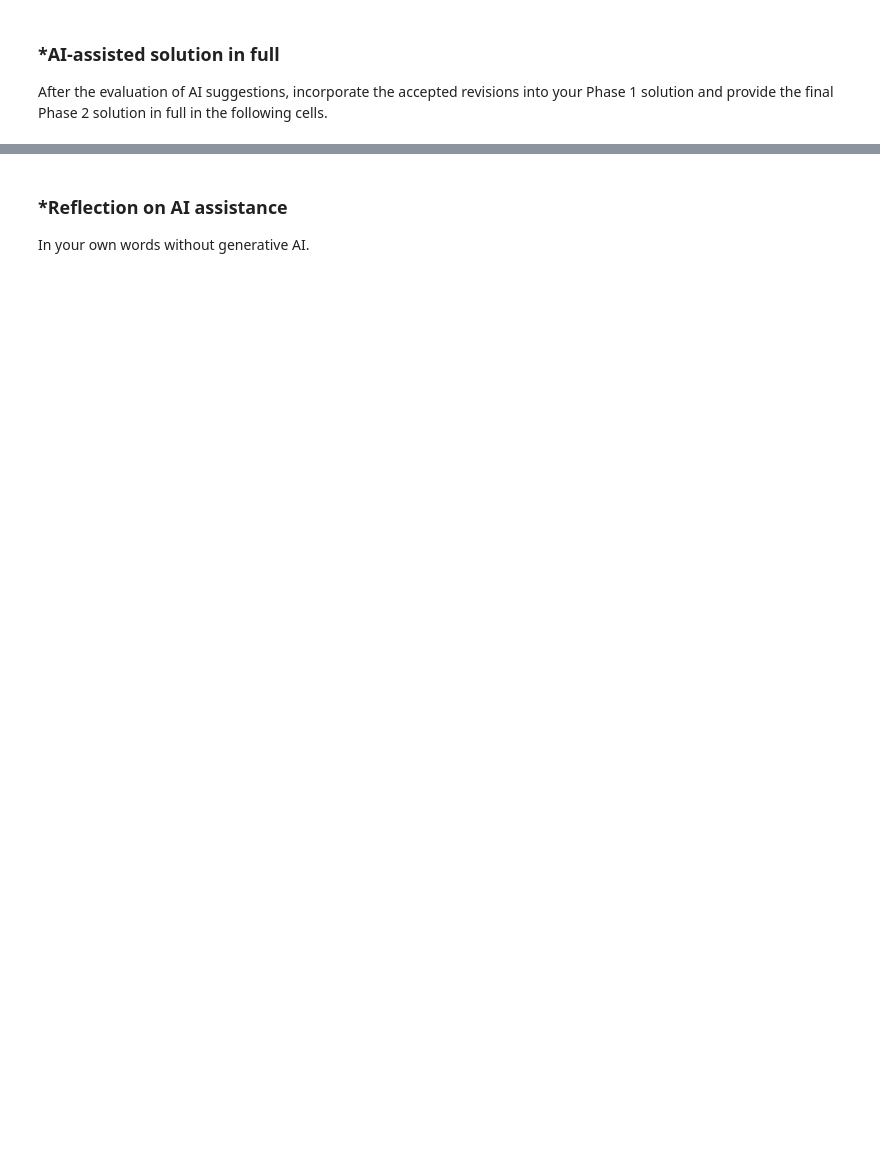
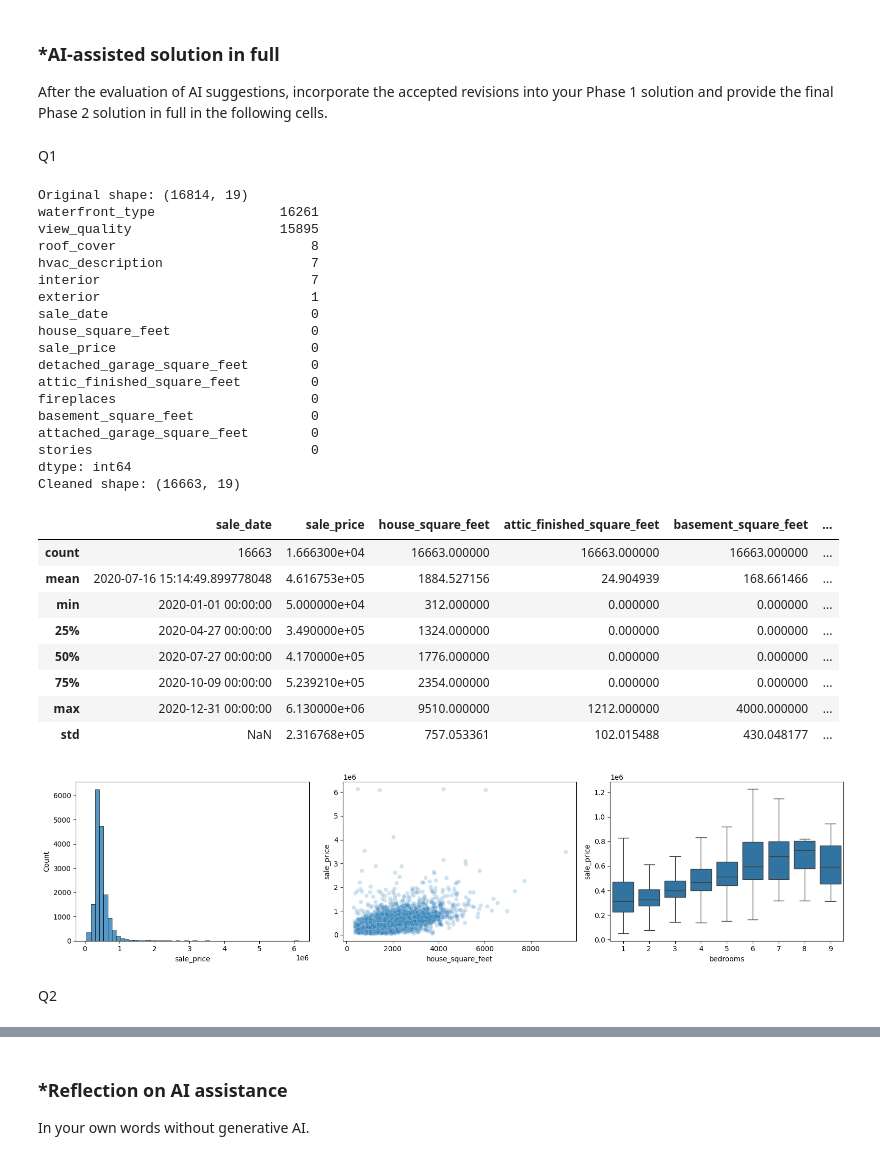
Before and after one commit to YafetG3/L02-hedonic-pricing, a Jupyter notebook: L02_hedonic_pricing.ipynb, the cells around one changed output, grey strips where cells are left out. Drawn from its saved outputs; the diff is of its cells as text; code cells hidden in the pictures; blank space fills up the shorter version.

```diff
--- a/L02_hedonic_pricing.ipynb
+++ b/L02_hedonic_pricing.ipynb
@@ -393,3 +407,78 @@ Keep Phase 1 frozen.
 After the evaluation of AI suggestions, incorporate the accepted revisions into your Phase 1 solution and provide the final Phase 2 solution in full in the following cells.
 # %%
 # Your Phase 2 solution to the problem goes here.
+# %% [markdown]
+Q1
+# %%
+
+# Question 1: Load, clean, and explore the data
+
+import pandas as pd
+import numpy as np
+import matplotlib.pyplot as plt
+import seaborn as sns
+
+url = "https://raw.githubusercontent.com/EvilSauce/L02-hedonic-pricing/main/data/pierce_county_house_sales.csv"
+df = pd.read_csv(url)
+
+print("Original shape:", df.shape)
+print(df.isna().sum().sort_values(ascending=False).head(15))
+
+df = df.drop_duplicates().copy()
+df["sale_date"] = pd.to_datetime(df["sale_date"], errors="coerce")
+df["waterfront_type"] = df["waterfront_type"].fillna("None")
+df["view_quality"] = df["view_quality"].fillna("No View")
+df = df.dropna()
+
+df = df[
+    (df["sale_price"] >= 50000) &
+    (df["house_square_feet"] >= 300) &
+    (df["bedrooms"].between(1, 10)) &
+    (df["bathrooms"] >= 1)
+].copy()
+
+print("Cleaned shape:", df.shape)
+display(df.describe())
+
+fig, axes = plt.subplots(1, 3, figsize=(16, 4))
+sns.histplot(df["sale_price"], bins=50, ax=axes[0])
+sns.scatterplot(data=df, x="house_square_feet",
+                y="sale_price", alpha=0.2, ax=axes[1])
+sns.boxplot(data=df, x="bedrooms",
+            y="sale_price", showfliers=False, ax=axes[2])
+plt.tight_layout()
+plt.show()
+
+# The plots show the distribution of prices and
+# how housing characteristics relate to sale price.
+# %% [output]
+Original shape: (16814, 19)
+waterfront_type                16261
+view_quality                   15895
+roof_cover                         8
+hvac_description                   7
+interior                           7
+exterior                           1
+sale_date                          0
+house_square_feet                  0
+sale_price                         0
+detached_garage_square_feet        0
+attic_finished_square_feet         0
+fireplaces                         0
+basement_square_feet               0
+attached_garage_square_feet        0
+stories                            0
+dtype: int64
+Cleaned shape: (16663, 19)
+|  | sale_date | sale_price | house_square_feet | attic_finished_square_feet | basement_square_feet | ... |
+| count | 16663 | 1.666300e+04 | 16663.000000 | 16663.000000 | 16663.000000 | ... |
+| mean | 2020-07-16 15:14:49.899778048 | 4.616753e+05 | 1884.527156 | 24.904939 | 168.661466 | ... |
+| min | 2020-01-01 00:00:00 | 5.000000e+04 | 312.000000 | 0.000000 | 0.000000 | ... |
+| 25% | 2020-04-27 00:00:00 | 3.490000e+05 | 1324.000000 | 0.000000 | 0.000000 | ... |
+| 50% | 2020-07-27 00:00:00 | 4.170000e+05 | 1776.000000 | 0.000000 | 0.000000 | ... |
+| 75% | 2020-10-09 00:00:00 | 5.239210e+05 | 2354.000000 | 0.000000 | 0.000000 | ... |
+| max | 2020-12-31 00:00:00 | 6.130000e+06 | 9510.000000 | 1212.000000 | 4000.000000 | ... |
+| std | NaN | 2.316768e+05 | 757.053361 | 102.015488 | 430.048177 | ... |
+[figure, added]
+# %% [markdown]
+Q2
```
Also changed, not shown: parts of 21 cells of this notebook.
